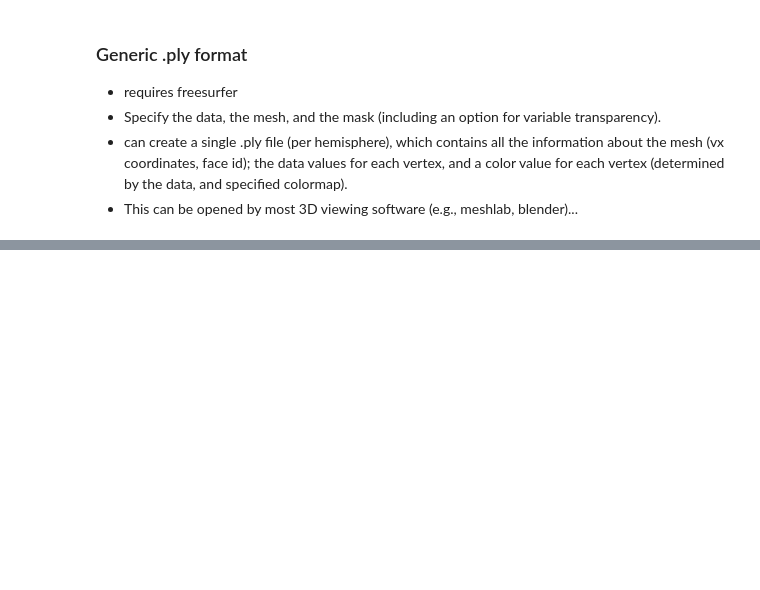
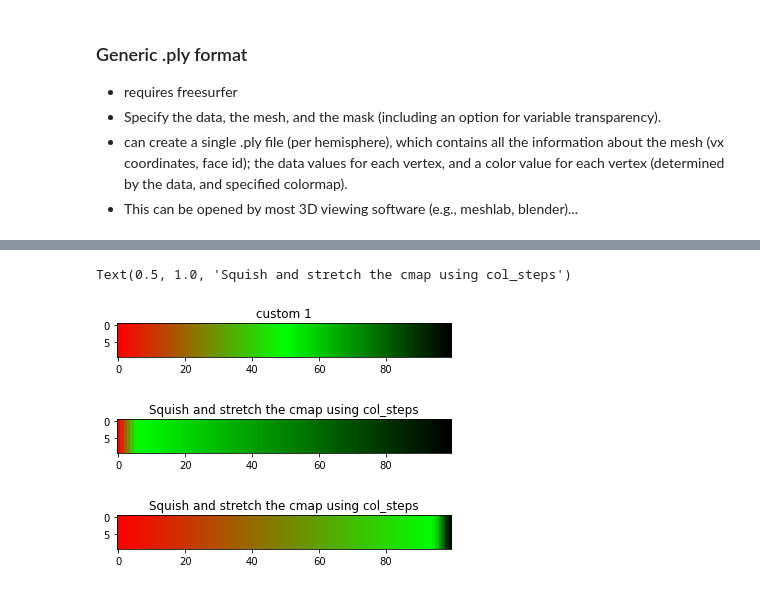
Before and after one commit to mdaghlian/dag_prf_utils, a Jupyter notebook: suface_examples.ipynb, the cells around one changed output, grey strips where cells are left out. Cells and saved outputs as stored; diff of their text form; code cells hidden in the pictures; blank space fills up the shorter version.

```diff
--- a/suface_examples.ipynb
+++ b/suface_examples.ipynb
@@ -193,0 +225,49 @@ dag_fs_to_ply(
+# %%
+# To create a custom color map:
+# [1] cmap_name             name of your new cmap
+# [2] col_list              list of colors
+# [3] (optional) col_steps  list of numbers (how to space the list of colors...)
+
+cmap_name = 'custom_cmap1'
+col_list = [
+    (255,0,0),
+    (0,255,0),
+    (0, 0, 0)
+]
+
+# Put this together in a dictionary:
+custom_c_dict = {
+    'cmap_name' : cmap_name,
+    'col_list' : col_list,
+}
+cmap1 = dag_get_cmap(custom_c_dict)
+plt.figure()
+plt.imshow(demo_mat, cmap=cmap1)
+plt.title('custom 1')
+
+
+# You can also specify the spacing of the colors using a third component: col_steps
+custom_c_dict = {
+    'cmap_name' : cmap_name,
+    'col_list' : col_list,
+    'col_steps' : [0,.1,2],
+}
+plt.figure()
+plt.imshow(demo_mat, cmap=dag_get_cmap(custom_c_dict))
+plt.title('Squish and stretch the cmap using col_steps')
+
+
+# Nonlinear spacing
+custom_c_dict = {
+    'cmap_name' : cmap_name,
+    'col_list' : col_list,
+    'col_steps' : [0,1.9,2], # non-linear spacing...
+}
+plt.figure()
+plt.imshow(demo_mat, cmap=dag_get_cmap(custom_c_dict))
+plt.title('Squish and stretch the cmap using col_steps')
+# %% [output]
+Text(0.5, 1.0, 'Squish and stretch the cmap using col_steps')
+[figure, added]
+[figure, added]
+[figure, added]
```
Also changed, not shown: parts of 8 cells of this notebook, 2 other files.
